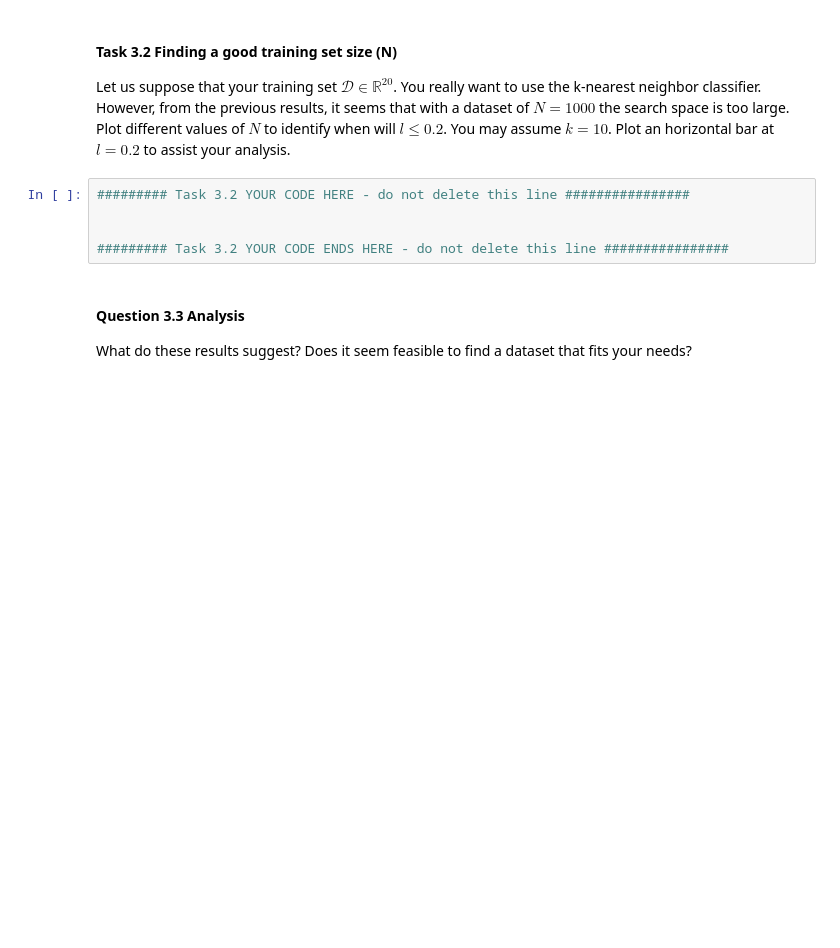
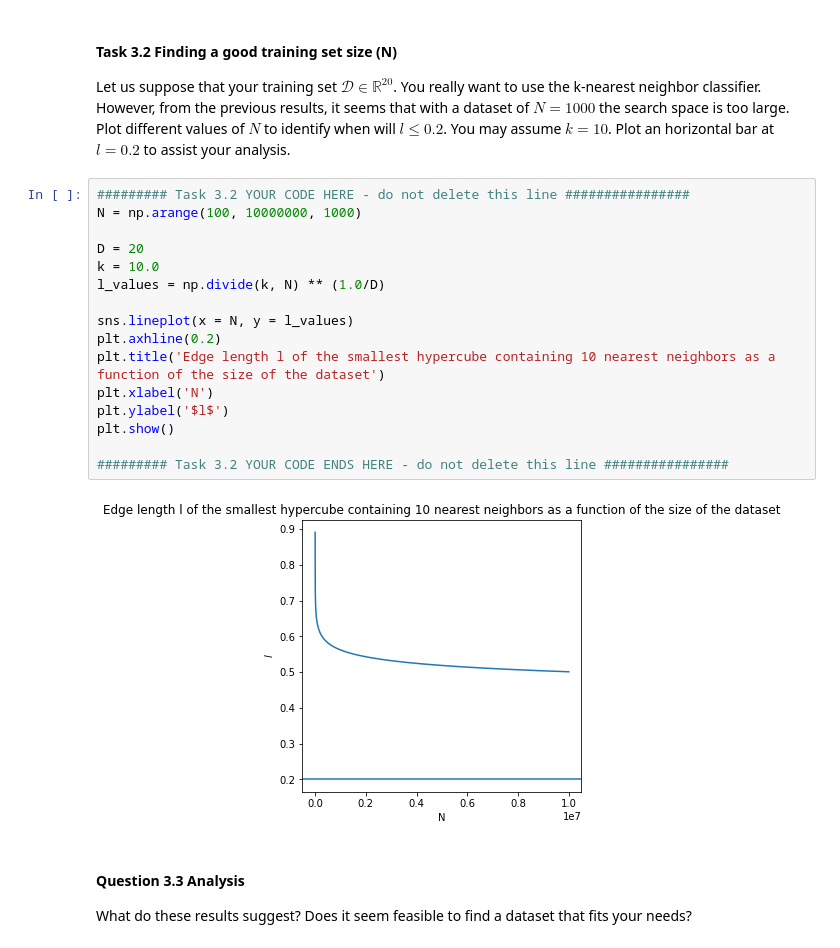
Before and after one commit to malis-course/MALIS, a Jupyter notebook: labs/lab1/knns/knn.ipynb, the cells around one changed output. Drawn from its saved outputs; the diff is of its cells as text; blank space fills up the shorter version.

```diff
--- a/labs/lab1/knns/knn.ipynb
+++ b/labs/lab1/knns/knn.ipynb
@@ -349,9 +351,22 @@ This results in sub optimal predictions by the algorithm due to the big spread o
 Let us suppose that your training set $\mathcal{D} \in \mathbb{R}^{20}$. You really want to use the k-nearest neighbor classifier. However, from the previous results, it seems that with a dataset of $N=1000$ the search space is too large. Plot different values of $N$ to identify when will $l \leq 0.2$. You may assume $k=10$. Plot an horizontal bar at $l=0.2$ to assist your analysis.
 # %%
 ######### Task 3.2 YOUR CODE HERE - do not delete this line ################
+N = np.arange(100, 10000000, 1000)
 
+D = 20
+k = 10.0
+l_values = np.divide(k, N) ** (1.0/D)
+
+sns.lineplot(x = N, y = l_values)
+plt.axhline(0.2)
+plt.title('Edge length l of the smallest hypercube containing 10 nearest neighbors as a function of the size of the dataset')
+plt.xlabel('N')
+plt.ylabel('$l$')
+plt.show()
 
 ######### Task 3.2 YOUR CODE ENDS HERE - do not delete this line ################
+# %% [output]
+[figure, added]
 # %% [markdown]
 #### Question 3.3 Analysis
 What do these results suggest? Does it seem feasible to find a dataset that fits your needs?
```
Also changed, not shown: parts of 1 cell of this notebook.
